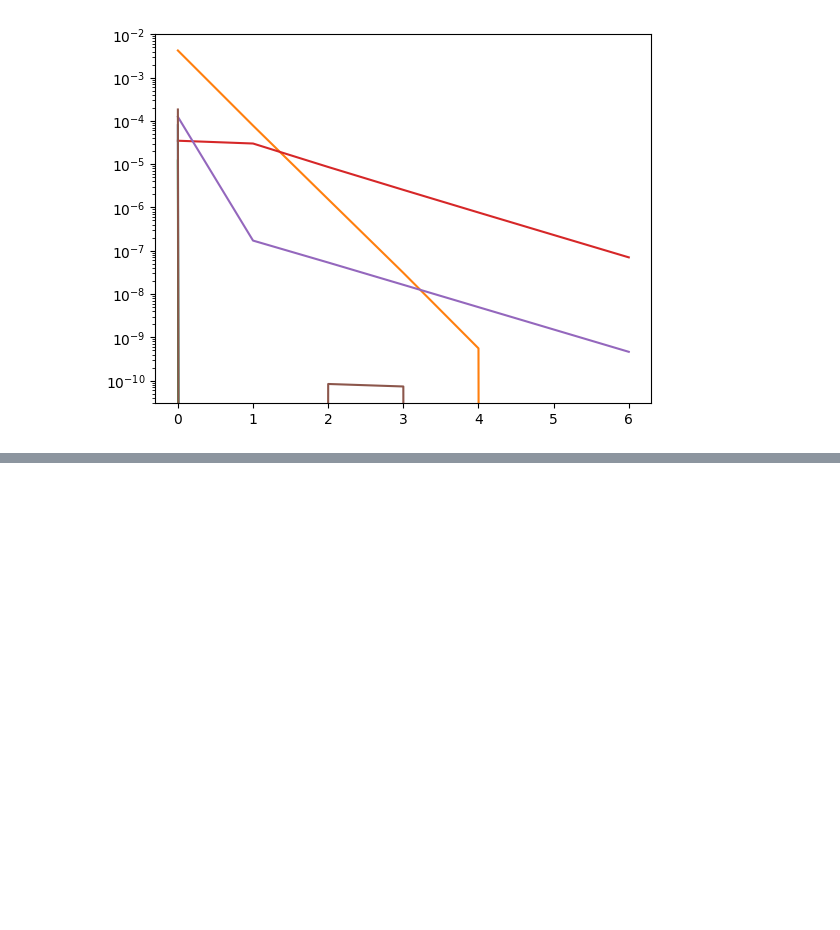
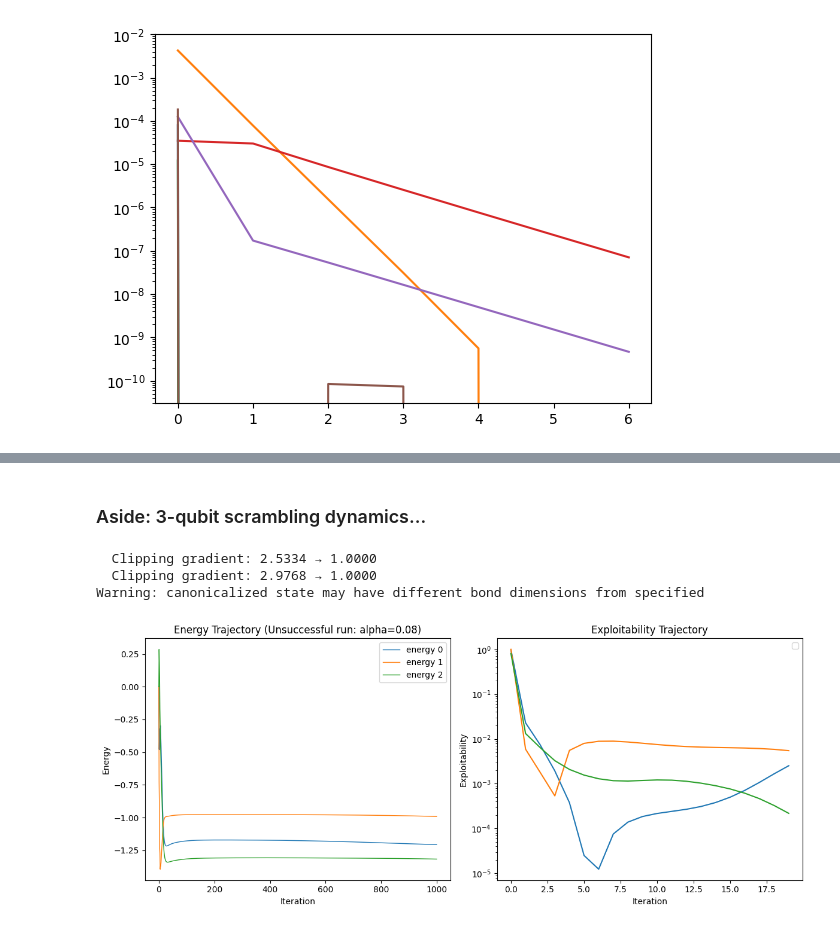
Before and after one commit to lccqqqqq/nash, a Jupyter notebook: failed_run_analysis.ipynb, the cells around one changed output, grey strips where cells are left out. Cells and saved outputs as stored; diff of their text form; code cells hidden in the pictures; blank space fills up the shorter version.

```diff
--- a/failed_run_analysis.ipynb
+++ b/failed_run_analysis.ipynb
@@ -124,0 +273,22 @@ plt.yscale('log')
+# %% [markdown]
+### Aside: 3-qubit scrambling dynamics...
+# %%
+from src.game import get_perturbed_H_QPD
+from src.mps_utils import get_rand_mps
+psi = get_product_state(L=3, state_per_site=[1, 1, 1], dtype=np.complex128)
+psi = scramble(psi, depth=2, unitary_eps=0.01)
+psi = get_rand_mps(L=3, chi=2, dtype=np.complex128)
+
+hamiltonian_seed = 1002
+Hs = get_perturbed_H_QPD(eps=0.2, dtype=np.complex128, seed=hamiltonian_seed)
+H = get_default_cyclic_players(L=3, Hs=Hs)
+
+baseline_result = find_nash_eq1(psi, H, max_iter=1000, alpha=0.4, expl_check_interval=50, expl_maxiter=100, real_strategies=False, return_history=True, use_tqdm=True, expl_threshold=1e-10, convergence_threshold=1e-7)
+plot_energy_and_exploitability(baseline_result, relative_to_init=True)
+
+# No Nash states are formed in this case, meaning that the unitaries combined makes the energy stationary, but when viewd from each individual player, the motivation to apply such unitaries is still present. This would explain 1. the energy trajectory is stationary, 2. No Nash states are reported, 3. The exploitability is still high.
+# %% [output]
+  Clipping gradient: 2.5334 → 1.0000
+  Clipping gradient: 2.9768 → 1.0000
+Warning: canonicalized state may have different bond dimensions from specified
+[figure, added]
```
Also changed, not shown: parts of 19 cells of this notebook, 14 other files.
